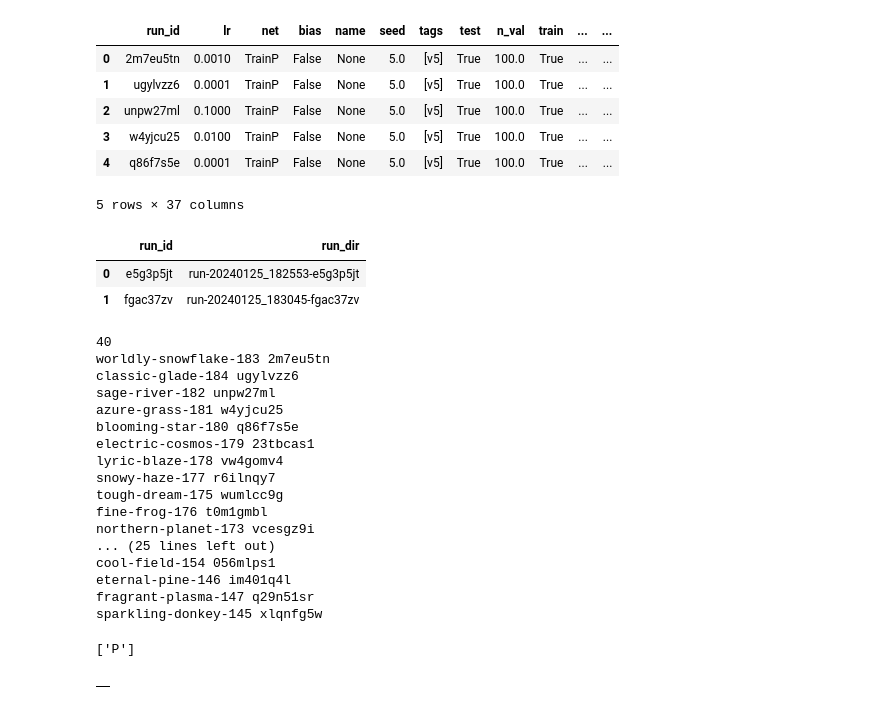
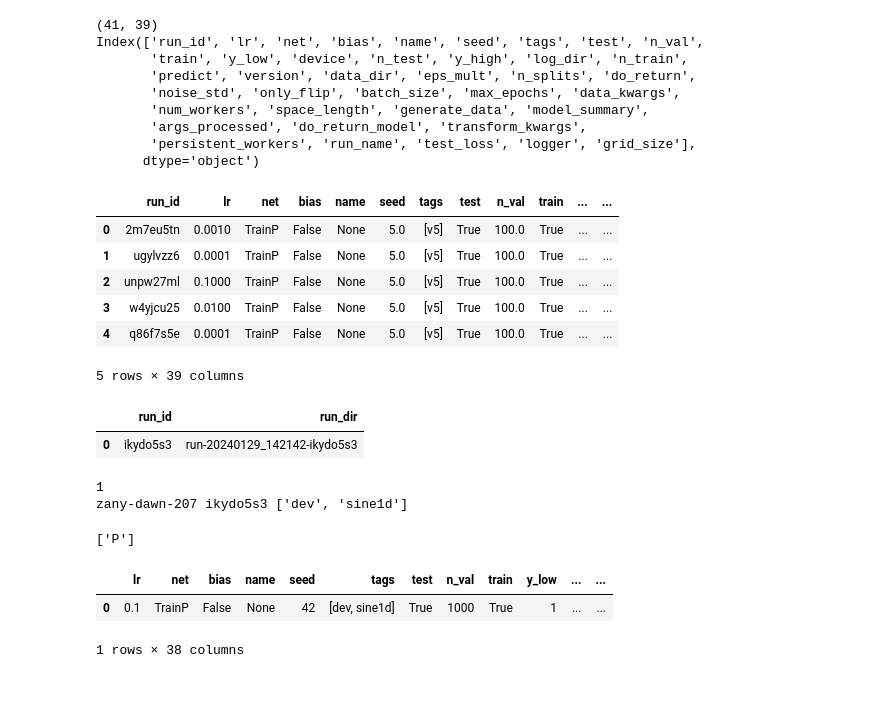
Before and after one commit to elidub/SymPDE, a Jupyter notebook: notebooks_symlie/manage_wandb.ipynb, the cells around one changed output. Drawn from its saved outputs; the diff is of its cells as text; code cells hidden in the pictures.

```diff
--- a/notebooks_symlie/manage_wandb.ipynb
+++ b/notebooks_symlie/manage_wandb.ipynb
@@ -13,14 +16,30 @@ from misc.utils import NumpyUtils, Results
 # %%
 results_df_old = pd.read_pickle('../logs/store/results_df.pkl')
+print(results_df_old.shape)
+print(results_df_old.columns)
 results_df_old.head()
 # %% [output]
+(41, 39)
+Index(['run_id', 'lr', 'net', 'bias', 'name', 'seed', 'tags', 'test', 'n_val',
+       'train', 'y_low', 'device', 'n_test', 'y_high', 'log_dir', 'n_train',
+       'predict', 'version', 'data_dir', 'eps_mult', 'n_splits', 'do_return',
+       'noise_std', 'only_flip', 'batch_size', 'max_epochs', 'data_kwargs',
+       'num_workers', 'space_length', 'generate_data', 'model_summary',
+       'args_processed', 'do_return_model', 'transform_kwargs',
+       'persistent_workers', 'run_name', 'test_loss', 'logger', 'grid_size'],
+      dtype='object')
 |  | run_id | lr | net | bias | name | seed | tags | test | n_val | train | ... | ... |
 | 0 | 2m7eu5tn | 0.0010 | TrainP | False | None | 5.0 | [v5] | True | 100.0 | True | ... | ... |
 | 1 | ugylvzz6 | 0.0001 | TrainP | False | None | 5.0 | [v5] | True | 100.0 | True | ... | ... |
 | 2 | unpw27ml | 0.1000 | TrainP | False | None | 5.0 | [v5] | True | 100.0 | True | ... | ... |
 | 3 | w4yjcu25 | 0.0100 | TrainP | False | None | 5.0 | [v5] | True | 100.0 | True | ... | ... |
 | 4 | q86f7s5e | 0.0001 | TrainP | False | None | 5.0 | [v5] | True | 100.0 | True | ... | ... |
-5 rows × 37 columns
+5 rows × 39 columns
+# %%
+api = wandb.Api()
+filters = {'state': 'finished'}
+runs = api.runs('eliasdubbeldam/symlie', filters=filters)
+run_id_api = {run.id for run in runs}
 # %%
 log_dir = '../logs'
 store_dir = os.path.join(log_dir, 'store')
@@ -30,11 +49,18 @@ run_dirs =  np.array([[run_dir.split('-')[-1], run_dir] for run_dir in os.listdi
 if not len(run_dirs) == 0:
     assert len(run_dirs[:, 0]) == len(set(run_dirs[:, 0]))
     run_dirs = {run_id: run_dir for run_id, run_dir in run_dirs}
-    run_dirs_df = pd.DataFrame(run_dirs.items(), columns = ['run_id', 'run_dir'])
+    run_dirs_df = pd.DataFrame(run_dirs.items(), columns = ['run_id', 'run_dir']).sort_values(by = 'run_dir', ascending = False)
 else:
     run_dirs_df = pd.DataFrame(columns = ['run_id', 'run_dir'])
+
+
+for i, values in run_dirs_df.iterrows():
+    run_id = values['run_id']
+    if run_id not in run_id_api:
+        print(f'Removing {run_id}')
+        # shutil.rmtree(os.path.join(wandb_dir, values['run_dir']), )
+
 run_dirs_df
 # %% [output]
 |  | run_id | run_dir |
-| 0 | e5g3p5jt | run-20240125_182553-e5g3p5jt |
-| 1 | fgac37zv | run-20240125_183045-fgac37zv |
+| 0 | ikydo5s3 | run-20240129_142142-ikydo5s3 |
@@ -54,5 +76,5 @@ exclude_ids = []
 # %%
-tags = 'v5'
+tags = 'dev'
 
 api = wandb.Api()
 filters = {'tags': tags} if tags else {}
@@ -60,26 +82,11 @@ filters['state'] = 'finished'
 runs = api.runs('eliasdubbeldam/symlie', filters=filters)
 print(len(runs))
 for i, run in enumerate(runs):
-    print(run.name, run.id)
+    print(run.name, run.id, run.tags)
     # if run.id in exclude_ids: run.delete()
 # %% [output]
-40
-worldly-snowflake-183 2m7eu5tn
-classic-glade-184 ugylvzz6
-sage-river-182 unpw27ml
-azure-grass-181 w4yjcu25
-blooming-star-180 q86f7s5e
-electric-cosmos-179 23tbcas1
-lyric-blaze-178 vw4gomv4
-snowy-haze-177 r6ilnqy7
-tough-dream-175 wumlcc9g
-fine-frog-176 t0m1gmbl
-northern-planet-173 vcesgz9i
-... (25 lines left out)
-cool-field-154 056mlps1
-eternal-pine-146 im401q4l
-fragrant-plasma-147 q29n51sr
-sparkling-donkey-145 xlqnfg5w
+1
+zany-dawn-207 ikydo5s3 ['dev', 'sine1d']
 # %%
 listdir_dirs = lambda path: [entry for entry in os.listdir(path) if os.path.isdir(os.path.join(path, entry))]
 store_dir_dirs = listdir_dirs(store_dir)
@@ -103,39 +110,41 @@ for run in pbar:
     if id in exclude_ids:
         continue
 
-    print(id)
-    continue
+    # print(id)
+    # continue
 
     # Retreive config from wandb run, add all info to config
     config = run.config
 
     # Add run id and name to config
     config['run_id'] = id
     config['run_name'] = run.name
 
     # Retreive metrics from wandb run
     history = run.history()
     metrics = ['test_loss'] # 'train_loss', 'val_loss'
     for metric in metrics:
         config[metric] = np.array(history[metric].dropna())
 
     # Retreive arrays from wandb files
     # npu = NumpyUtils(dir = os.path.join(wandb_dir, run_dirs[id], 'files'))
     # run_arrays = npu.load_all()
     # for filename, array in run_arrays.items():
     #     config[filename] = array
 
     # for store_dir_dir in store_dir_dirs:
     #     array = np.load(os.path.join(store_dir, store_dir_dir, f'{id}.npy'))
     #     config[store_dir_dir] = array
 
 
     config_list.append(config)
 
 results_df = pd.DataFrame(config_list)
 results_df
 # %% [output]
-|  |
+|  | lr | net | bias | name | seed | tags | test | n_val | train | y_low | ... | ... |
+| 0 | 0.1 | TrainP | False | None | 42 | [dev, sine1d] | True | 1000 | True | 1 | ... | ... |
+1 rows × 38 columns
 # %%
 results_df_new = pd.concat([results_df_old, results_df])
 results_df_new.to_pickle(os.path.join(store_dir, 'results_df.pkl'))
```
Also changed, not shown: parts of 3 cells of this notebook, 20 other files.
